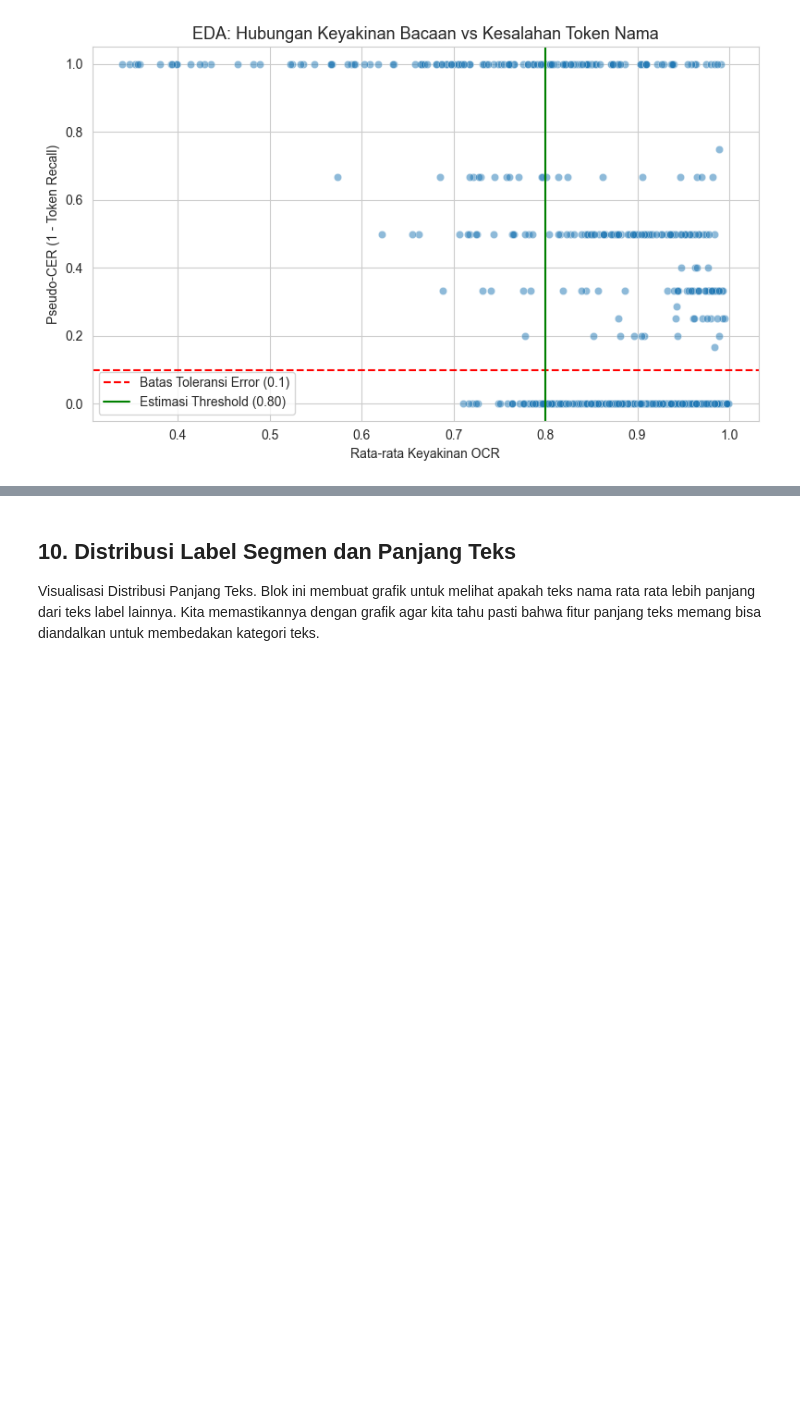
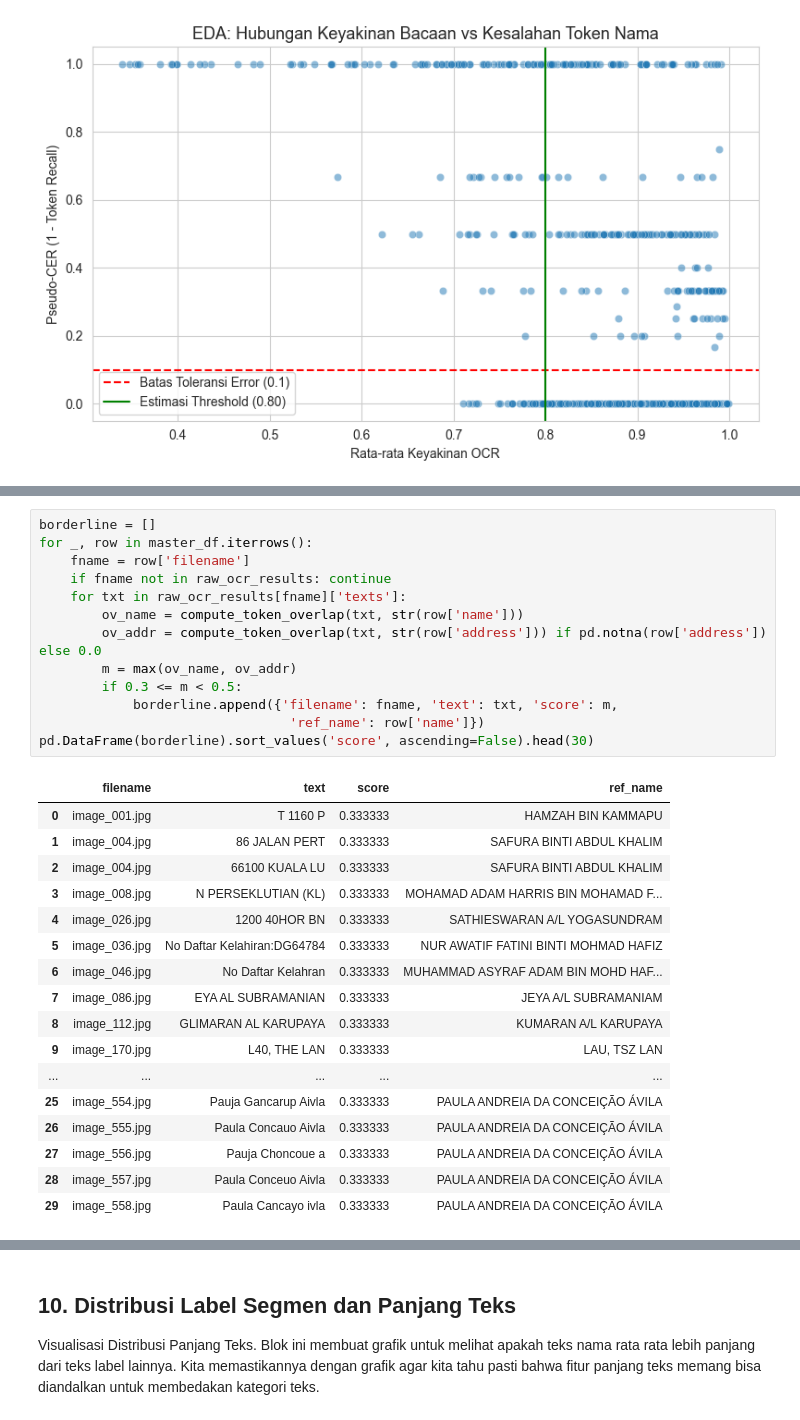
Before and after one commit to marimoria/IdentityCardOCR, a Jupyter notebook: 2_Feature_Engineering_Lib.ipynb, the cells around one changed output, grey strips where cells are left out. Saved outputs shown, nothing was run; the diff lists cells and outputs as text; blank space fills up the shorter version.

```diff
--- a/2_Feature_Engineering_Lib.ipynb
+++ b/2_Feature_Engineering_Lib.ipynb
@@ -667,0 +698,31 @@ Ambang batas Triage untuk model final dihitung ulang secara independen per-fold
+# %%
+borderline = []
+for _, row in master_df.iterrows():
+    fname = row['filename']
+    if fname not in raw_ocr_results: continue
+    for txt in raw_ocr_results[fname]['texts']:
+        ov_name = compute_token_overlap(txt, str(row['name']))
+        ov_addr = compute_token_overlap(txt, str(row['address'])) if pd.notna(row['address']) else 0.0
+        m = max(ov_name, ov_addr)
+        if 0.3 <= m < 0.5:
+            borderline.append({'filename': fname, 'text': txt, 'score': m,
+                                'ref_name': row['name']})
+pd.DataFrame(borderline).sort_values('score', ascending=False).head(30)
+# %% [output]
+|  | filename | text | score | ref_name |
+| 0 | image_001.jpg | T 1160 P | 0.333333 | HAMZAH BIN KAMMAPU |
+| 1 | image_004.jpg | 86 JALAN PERT | 0.333333 | SAFURA BINTI ABDUL KHALIM |
+| 2 | image_004.jpg | 66100 KUALA LU | 0.333333 | SAFURA BINTI ABDUL KHALIM |
+| 3 | image_008.jpg | N PERSEKLUTIAN (KL) | 0.333333 | MOHAMAD ADAM HARRIS BIN MOHAMAD F... |
+| 4 | image_026.jpg | 1200 40HOR BN | 0.333333 | SATHIESWARAN A/L YOGASUNDRAM |
+| 5 | image_036.jpg | No Daftar Kelahiran:DG64784 | 0.333333 | NUR AWATIF FATINI BINTI MOHMAD HAFIZ |
+| 6 | image_046.jpg | No Daftar Kelahran | 0.333333 | MUHAMMAD ASYRAF ADAM BIN MOHD HAF... |
+| 7 | image_086.jpg | EYA AL SUBRAMANIAN | 0.333333 | JEYA A/L SUBRAMANIAM |
+| 8 | image_112.jpg | GLIMARAN AL KARUPAYA | 0.333333 | KUMARAN A/L KARUPAYA |
+| 9 | image_170.jpg | L40, THE LAN | 0.333333 | LAU, TSZ LAN |
+| ... | ... | ... | ... | ... |
+| 25 | image_554.jpg | Pauja Gancarup Aivla | 0.333333 | PAULA ANDREIA DA CONCEIÇÃO ÁVILA |
+| 26 | image_555.jpg | Paula Concauo Aivla | 0.333333 | PAULA ANDREIA DA CONCEIÇÃO ÁVILA |
+| 27 | image_556.jpg | Pauja Choncoue a | 0.333333 | PAULA ANDREIA DA CONCEIÇÃO ÁVILA |
+| 28 | image_557.jpg | Paula Conceuo Aivla | 0.333333 | PAULA ANDREIA DA CONCEIÇÃO ÁVILA |
+| 29 | image_558.jpg | Paula Cancayo ivla | 0.333333 | PAULA ANDREIA DA CONCEIÇÃO ÁVILA |
```
Also changed, not shown: parts of 6 cells of this notebook.
